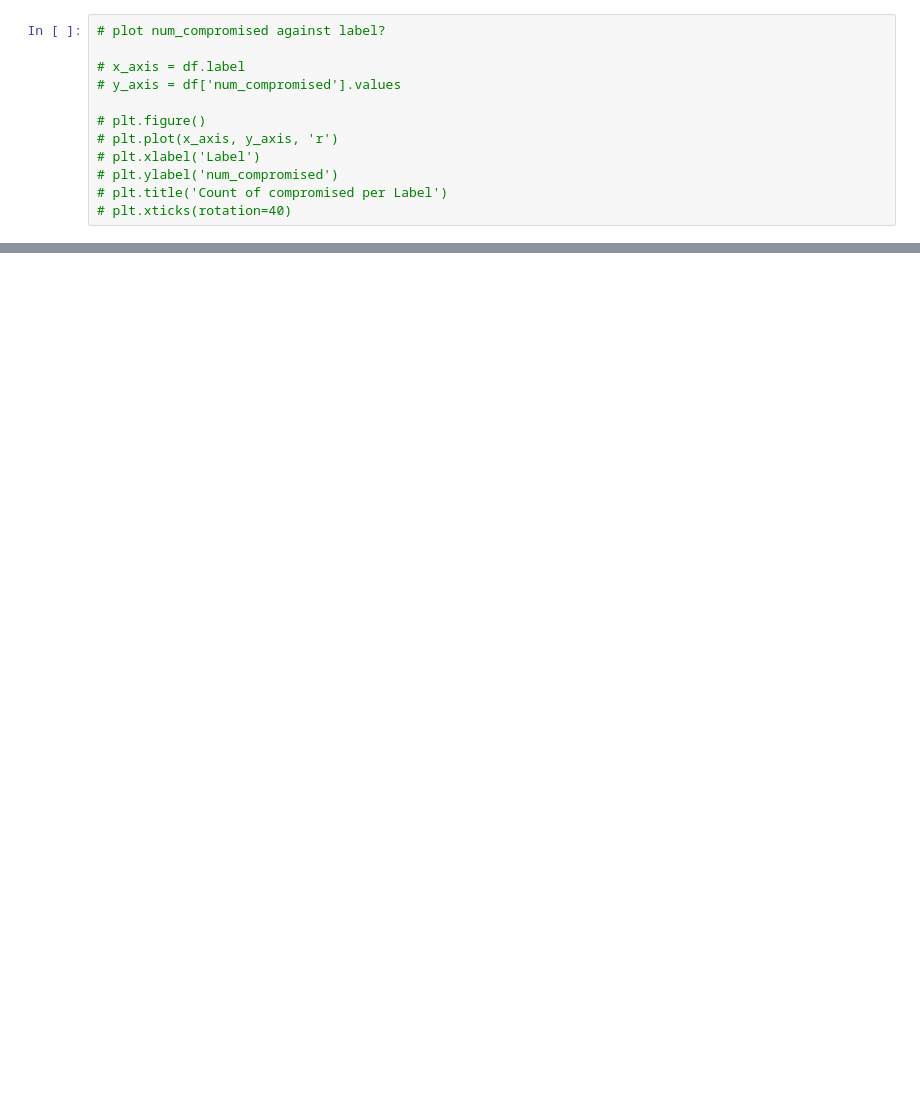
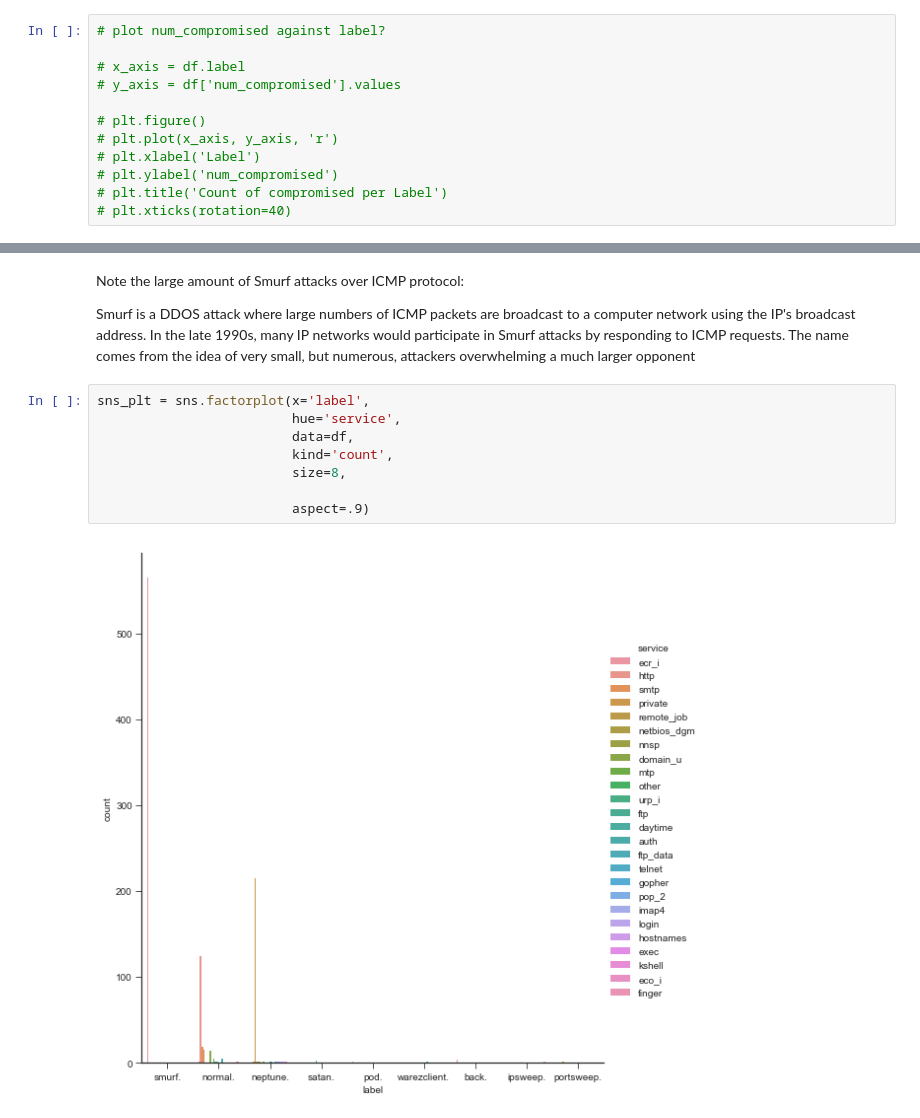
Before and after one commit to MnemoSemiotic/Analyzing-Network-Traffic_kdd99, a Jupyter notebook: 1_Dataset_Exploration_and_EDA.ipynb, the cells around one changed output, grey strips where cells are left out. Cells and saved outputs as stored; diff of their text form; blank space fills up the shorter version.

```diff
--- a/1_Dataset_Exploration_and_EDA.ipynb
+++ b/1_Dataset_Exploration_and_EDA.ipynb
@@ -228,0 +234,14 @@ sns_plt = sns.factorplot(x='protocol_type',
+# %% [markdown]
+Note the large amount of Smurf attacks over ICMP protocol:
+
+Smurf is a DDOS attack where large numbers of ICMP packets are broadcast to a computer network using the IP's broadcast address.  In the late 1990s, many IP networks would participate in Smurf attacks by responding to ICMP requests. The name comes from the idea of very small, but numerous, attackers overwhelming a much larger opponent
+# %%
+sns_plt = sns.factorplot(x='label',
+                         hue='service',
+                         data=df,
+                         kind='count',
+                         size=8,
+
+                         aspect=.9)
+# %% [output]
+[figure, added]
```
Also changed, not shown: parts of 21 cells of this notebook, 1 other file.
